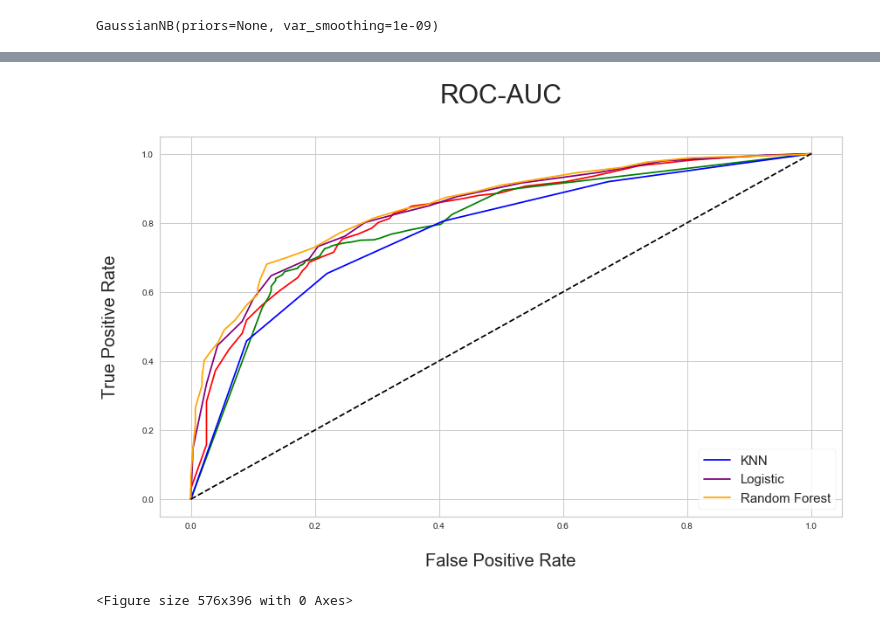
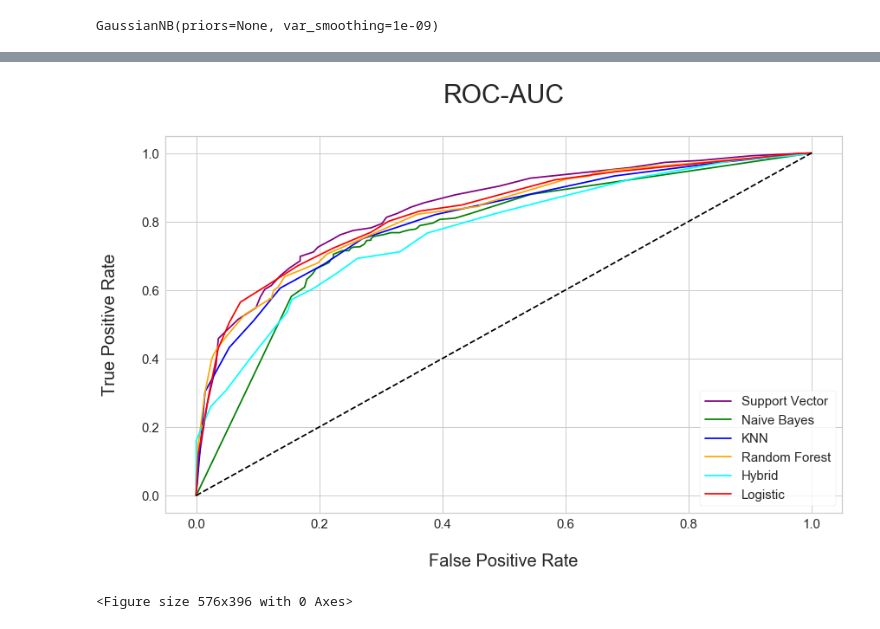
Before and after one commit to Merkeley/Project_03, a Jupyter notebook: Notebooks/Modeling_final.ipynb, the cells around one changed output, grey strips where cells are left out. Cells and saved outputs as stored; diff of their text form; code cells hidden in the pictures.

```diff
--- a/Notebooks/Modeling_final.ipynb
+++ b/Notebooks/Modeling_final.ipynb
@@ -162,5 +177,5 @@ plt.show()
 # %%
-rf_best = RandomForestClassifier(max_depth=4, max_features=5, n_estimators=50, criterion='gini', random_state=42)
+rf_best = RandomForestClassifier(max_depth=2, max_features=10, n_estimators=1000, criterion='entropy', random_state=42)
 # %%
 rf_best.fit(X_train_smt, y_train_smt)
 # %% [output]
@@ -230,5 +214,5 @@ plt.savefig('FeatureImportances.png', Transparent=True)
 # %%
-svc_best = SVC(C=1.5, kernel='linear', random_state = 42, probability=True)
+svc_best = SVC(C=1.5, kernel='rbf', random_state = 42, probability=True)
 # %%
 svc_best.fit(X_train_smt, y_train_smt)
 # %% [output]
@@ -272,3 +259,9 @@ GaussianNB(priors=None, var_smoothing=1e-09)
 roc_data_nb = calc_roc_data(nb_best, X_test, y_test, 40)
 x_plt_nb = [roc_data_nb[i][1] for i in range(len(roc_data_nb))]
 y_plt_nb = [roc_data_nb[i][2] for i in range(len(roc_data_nb))]
+# %%
+#read the roc data from the hybrid model
+roc_data_hybrid = pickle.load( open('roc_hybrid.pkl', 'rb'))
+# %%
+x_plt_hybrid = [roc_data_hybrid[i][1] for i in range(len(roc_data_hybrid))]
+y_plt_hybrid = [roc_data_hybrid[i][2] for i in range(len(roc_data_hybrid))]
@@ -275,20 +313,26 @@ y_plt_nb = [roc_data_nb[i][2] for i in range(len(roc_data_nb))]
 # %%
 fig = plt.figure(figsize = [14,8])
 
 fig.patch.set_alpha(0.)
 
-svc_line = plt.plot(x_plt_svc, y_plt_svc, color='red')
-nb_line = plt.plot(x_plt_nb, y_plt_nb, color='green')
+svc_line = plt.plot(x_plt_svc, y_plt_svc, color='purple', label='Support Vector')
+nb_line = plt.plot(x_plt_nb, y_plt_nb, color='green', label='Naive Bayes')
 knn_line = plt.plot(x_plt_knn, y_plt_knn, color='blue', label='KNN')
-log_line = plt.plot(x_plt_log, y_plt_log, color='purple', label='Logistic')
+
 rf_line = plt.plot(x_plt_rf, y_plt_rf, color='orange', label='Random Forest')
+hybrid_line = plt.plot(x_plt_hybrid, y_plt_hybrid, color='cyan', label='Hybrid')
+
+log_line = plt.plot(x_plt_log, y_plt_log, color='red', label='Logistic')
+
 plt.plot([0,1],[0,1], color='black', linestyle='--')
 plt.xlabel('\nFalse Positive Rate', size=20)
 plt.ylabel('True Positive Rate\n', size=20)
+plt.xticks(size=15)
+plt.yticks(size=15)
 plt.title('ROC-AUC\n', size=30)
 plt.legend(loc='lower right', fontsize=15, frameon=True)
 plt.show()
 plt.savefig('ROC_all.png')
 # %% [output]
-[figure, old version]
+[figure, new version]
 <Figure size 576x396 with 0 Axes>
```
Also changed, not shown: parts of 38 cells of this notebook, 2 other files.
